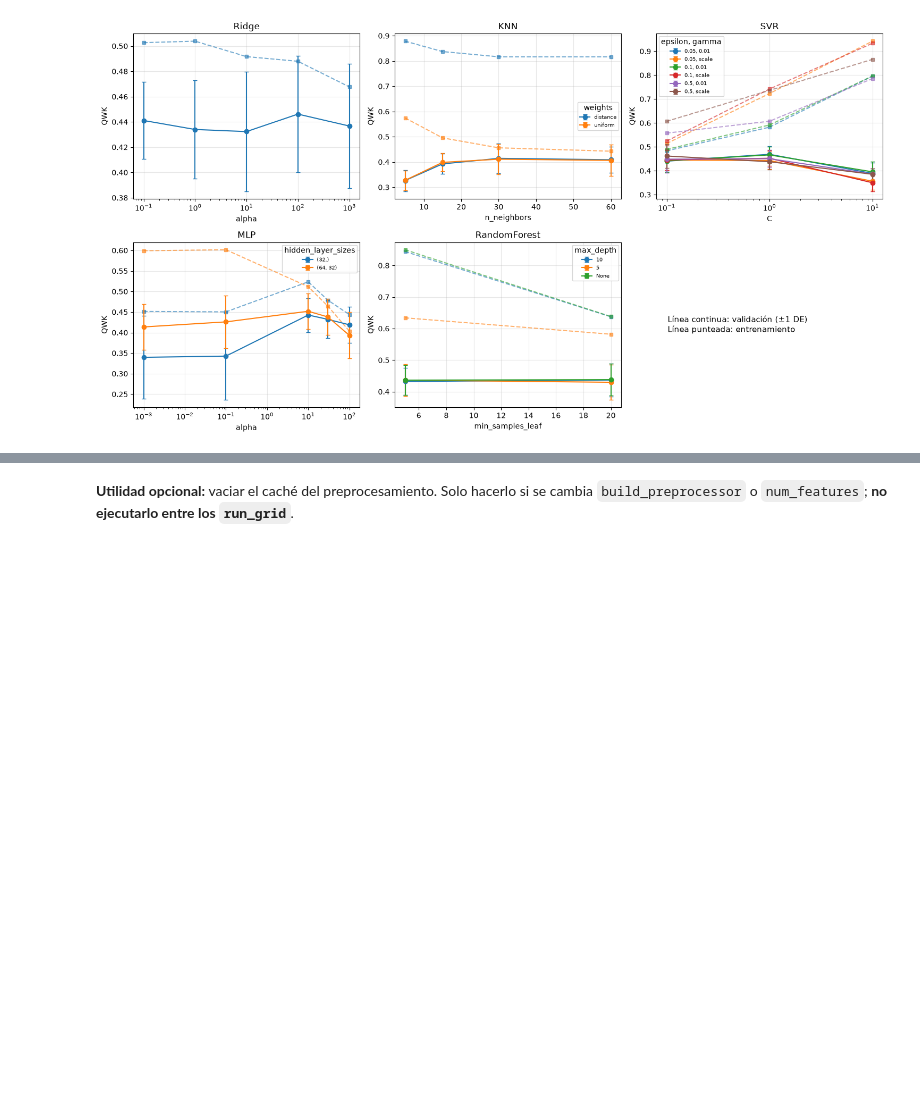
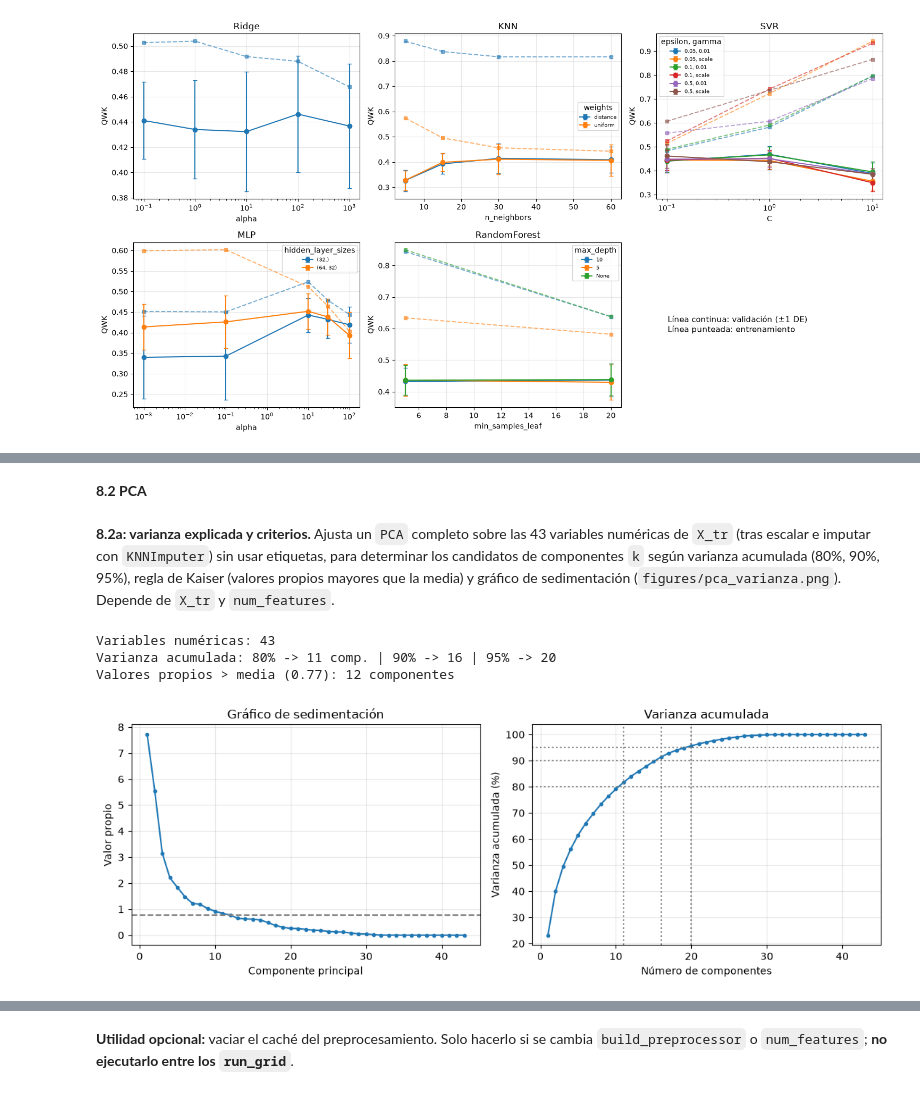
Before and after one commit to oscar05c4/ProyectoModelosII, a Jupyter notebook: notebooks/Desarrollo.ipynb, the cells around one changed output, grey strips where cells are left out. Saved outputs shown, nothing was run; the diff lists cells and outputs as text; code cells hidden in the pictures; blank space fills up the shorter version.

```diff
--- a/notebooks/Desarrollo.ipynb
+++ b/notebooks/Desarrollo.ipynb
@@ -799,0 +1235,34 @@ RandomForest  0.737  0.047  0.214  0.620           NaN
+# %% [markdown]
+**8.2 PCA**
+# %% [markdown]
+**8.2a: varianza explicada y criterios.** Ajusta un `PCA` completo sobre las 43 variables numéricas de `X_tr` (tras escalar e imputar con `KNNImputer`) sin usar etiquetas, para determinar los candidatos de componentes `k` según varianza acumulada (80%, 90%, 95%), regla de Kaiser (valores propios mayores que la media) y gráfico de sedimentación (`figures/pca_varianza.png`). Depende de `X_tr` y `num_features`.
+# %%
+from sklearn.decomposition import PCA
+
+# Componentes principales de las variables numéricas (descriptivo: solo X_tr, sin etiquetas)
+Z = KNNImputer(n_neighbors=5).fit_transform(StandardScaler().fit_transform(X_tr[num_features]))
+pca_full = PCA(svd_solver="full").fit(Z)
+ev, evr = pca_full.explained_variance_, pca_full.explained_variance_ratio_
+cum = np.cumsum(evr)
+P_NUM = len(num_features)
+k80, k90, k95 = (int(np.searchsorted(cum, t) + 1) for t in (0.80, 0.90, 0.95))
+k_kaiser = int((ev > ev.mean()).sum())            # valores propios mayores que la media
+print(f"Variables numéricas: {P_NUM}")
+print(f"Varianza acumulada: 80% -> {k80} comp. | 90% -> {k90} | 95% -> {k95}")
+print(f"Valores propios > media ({ev.mean():.2f}): {k_kaiser} componentes")
+
+fig, (a1, a2) = plt.subplots(1, 2, figsize=(11, 4))
+a1.plot(range(1, P_NUM + 1), ev, "o-", ms=3); a1.axhline(ev.mean(), ls="--", color="gray")
+a1.set_xlabel("Componente principal"); a1.set_ylabel("Valor propio"); a1.set_title("Gráfico de sedimentación")
+a1.grid(alpha=0.3)
+a2.plot(range(1, P_NUM + 1), cum * 100, "o-", ms=3)
+for t, k in [(80, k80), (90, k90), (95, k95)]:
+    a2.axhline(t, ls=":", color="gray"); a2.axvline(k, ls=":", color="gray")
+a2.set_xlabel("Número de componentes"); a2.set_ylabel("Varianza acumulada (%)")
+a2.set_title("Varianza acumulada"); a2.grid(alpha=0.3)
+plt.tight_layout(); plt.savefig("figures/pca_varianza.png", dpi=300); plt.show()
+# %% [output]
+Variables numéricas: 43
+Varianza acumulada: 80% -> 11 comp. | 90% -> 16 | 95% -> 20
+Valores propios > media (0.77): 12 componentes
+[figure, added]
```
Also changed, not shown: parts of 49 cells of this notebook, 1 other file.
